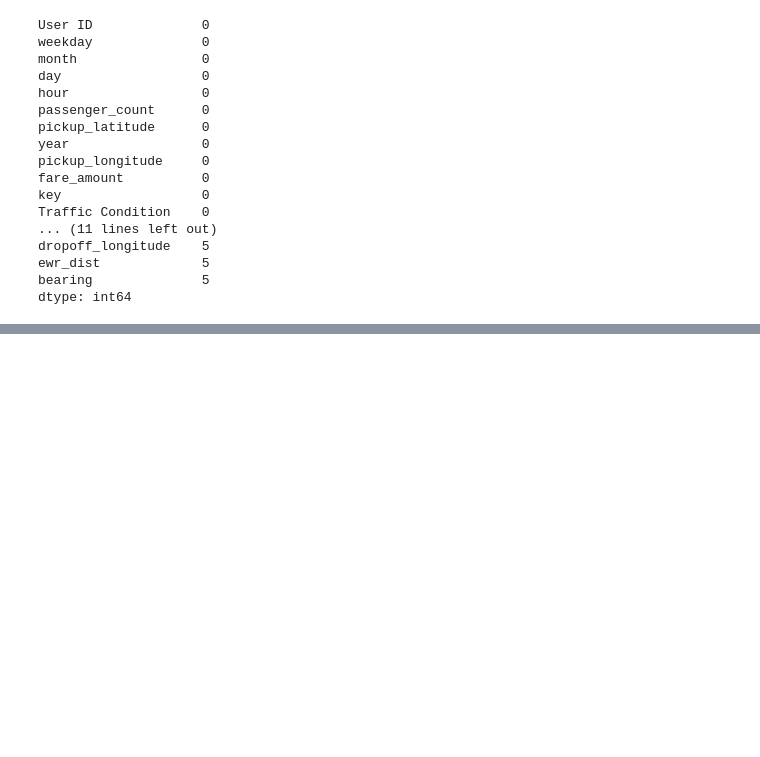
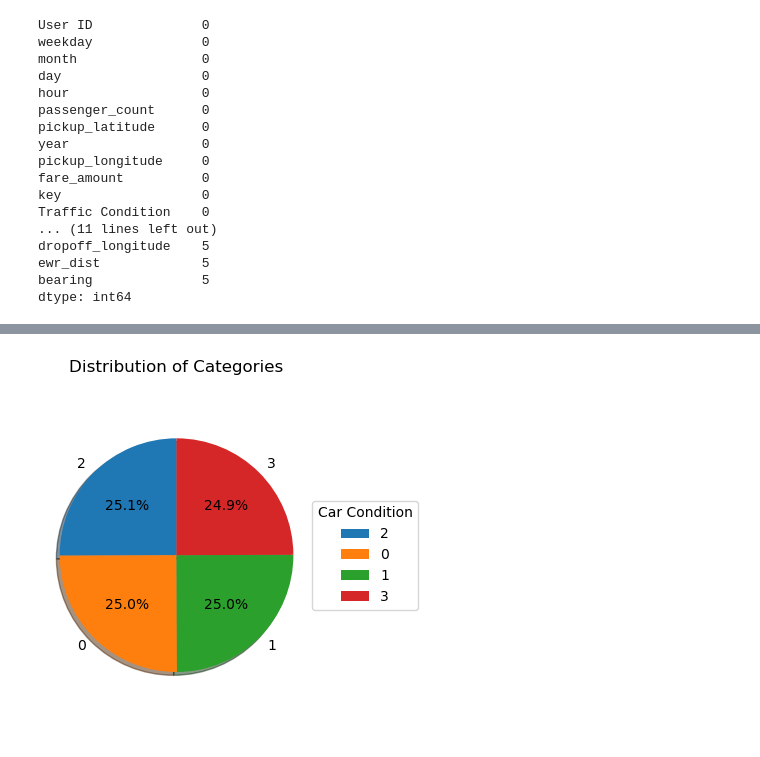
Before and after one commit to zizoisprogramming/Car-travels, a Jupyter notebook: car_travels.ipynb, the cells around one changed output, grey strips where cells are left out. Drawn from its saved outputs; the diff is of its cells as text; code cells hidden in the pictures; blank space fills up the shorter version.

```diff
--- a/car_travels.ipynb
+++ b/car_travels.ipynb
@@ -59,5 +51,3 @@ dropoff_longitude    5
 ewr_dist             5
 bearing              5
 dtype: int64
-# %%
-data = data.drop(['User ID'], axis= 1)
@@ -335,0 +54,3 @@ traffic_car
+# %%
+data.drop(['User ID','key','pickup_datetime'],axis= 1, inplace= True) # features already extracted from them.
+data.columns
@@ -335,0 +69,9 @@ traffic_car
+# %%
+condition_map = {
+    'Excellent': 3,
+    'Very Good': 2,
+    'Good': 1,
+    'Bad': 0
+}
+data['Car_Condition_coded'] = data['Car Condition'].map(condition_map)
+data['Car_Condition_coded']
@@ -335,0 +91,16 @@ traffic_car
+# %%
+car_value_counts = data['Car_Condition_coded'].value_counts()
+
+# Create a pie chart
+plt.figure(figsize=(4,4))
+plt.pie(car_value_counts.values, labels=car_value_counts.index, autopct='%1.1f%%', startangle=90,shadow=True)
+plt.title('Distribution of Categories')
+plt.axis('equal')  # Equal aspect ratio ensures that pie is drawn as a circle
+
+# Add a legend
+plt.legend(title="Car Condition", loc="center left", bbox_to_anchor=(1, 0, 0.5, 1))
+
+plt.tight_layout()
+plt.show()
+# %% [output]
+[figure, added]
```
Also changed, not shown: parts of 42 cells of this notebook.
